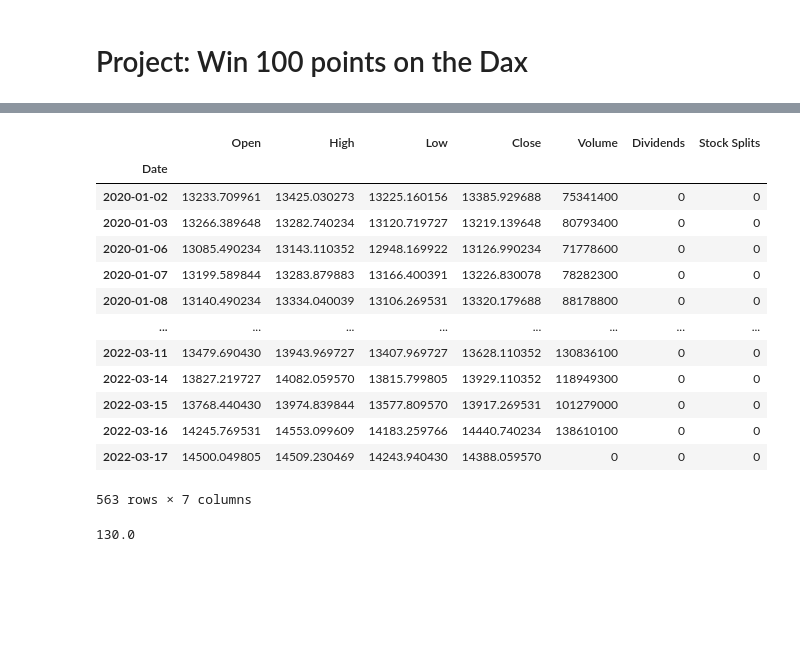
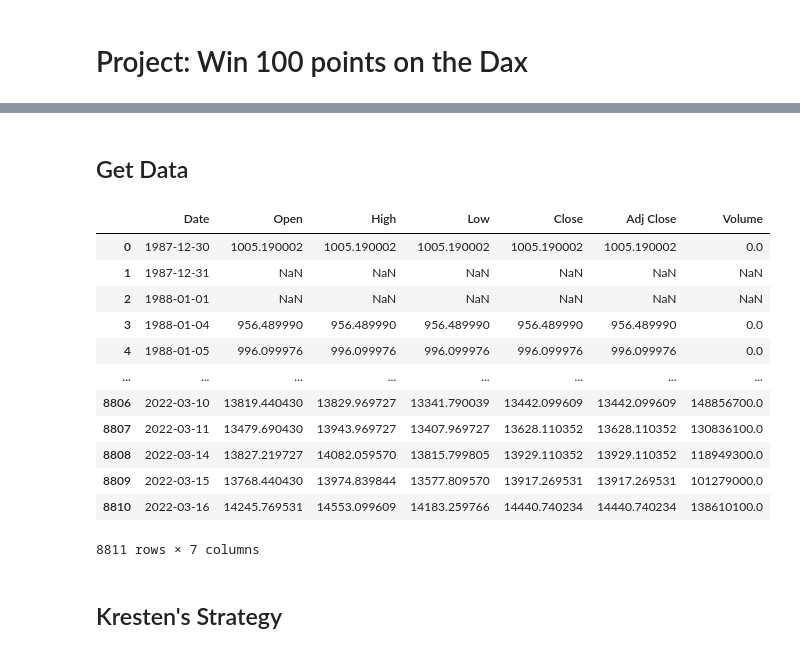
Before and after one commit to BBiering/tradeBot, a Jupyter notebook: DAX/develop.ipynb, the cells around one changed output, grey strips where cells are left out. Cells and saved outputs as stored; diff of their text form; code cells hidden in the pictures; blank space fills up the shorter version.

```diff
--- a/DAX/develop.ipynb
+++ b/DAX/develop.ipynb
@@ -19,18 +16,28 @@ df_dax = hist.loc[hist.index >= '2020-01-01']
-# %%
-df_dax
-# %% [output]
-|  | Open | High | Low | Close | Volume | Dividends | Stock Splits |
-| Date |  |  |  |  |  |  |  |
-| 2020-01-02 | 13233.709961 | 13425.030273 | 13225.160156 | 13385.929688 | 75341400 | 0 | 0 |
-| 2020-01-03 | 13266.389648 | 13282.740234 | 13120.719727 | 13219.139648 | 80793400 | 0 | 0 |
-| 2020-01-06 | 13085.490234 | 13143.110352 | 12948.169922 | 13126.990234 | 71778600 | 0 | 0 |
-| 2020-01-07 | 13199.589844 | 13283.879883 | 13166.400391 | 13226.830078 | 78282300 | 0 | 0 |
-| 2020-01-08 | 13140.490234 | 13334.040039 | 13106.269531 | 13320.179688 | 88178800 | 0 | 0 |
-| ... | ... | ... | ... | ... | ... | ... | ... |
-| 2022-03-11 | 13479.690430 | 13943.969727 | 13407.969727 | 13628.110352 | 130836100 | 0 | 0 |
-| 2022-03-14 | 13827.219727 | 14082.059570 | 13815.799805 | 13929.110352 | 118949300 | 0 | 0 |
-| 2022-03-15 | 13768.440430 | 13974.839844 | 13577.809570 | 13917.269531 | 101279000 | 0 | 0 |
-| 2022-03-16 | 14245.769531 | 14553.099609 | 14183.259766 | 14440.740234 | 138610100 | 0 | 0 |
-| 2022-03-17 | 14500.049805 | 14509.230469 | 14243.940430 | 14388.059570 | 0 | 0 | 0 |
-563 rows × 7 columns
+# %% [markdown]
+## Get Data
+# %%
+dax_symbol = '^GDAXI'
+
+# Yahoo Finance
+# dax = yf.Ticker(dax_symbol)
+# dax_data = dax.history(period="max")
+
+# Flat CSV file
+dax_data = pd.read_csv(filepath_or_buffer=dax_symbol+'.csv')
+# %%
+dax_data
+# %% [output]
+|  | Date | Open | High | Low | Close | Adj Close | Volume |
+| 0 | 1987-12-30 | 1005.190002 | 1005.190002 | 1005.190002 | 1005.190002 | 1005.190002 | 0.0 |
+| 1 | 1987-12-31 | NaN | NaN | NaN | NaN | NaN | NaN |
+| 2 | 1988-01-01 | NaN | NaN | NaN | NaN | NaN | NaN |
+| 3 | 1988-01-04 | 956.489990 | 956.489990 | 956.489990 | 956.489990 | 956.489990 | 0.0 |
+| 4 | 1988-01-05 | 996.099976 | 996.099976 | 996.099976 | 996.099976 | 996.099976 | 0.0 |
+| ... | ... | ... | ... | ... | ... | ... | ... |
+| 8806 | 2022-03-10 | 13819.440430 | 13829.969727 | 13341.790039 | 13442.099609 | 13442.099609 | 148856700.0 |
+| 8807 | 2022-03-11 | 13479.690430 | 13943.969727 | 13407.969727 | 13628.110352 | 13628.110352 | 130836100.0 |
+| 8808 | 2022-03-14 | 13827.219727 | 14082.059570 | 13815.799805 | 13929.110352 | 13929.110352 | 118949300.0 |
+| 8809 | 2022-03-15 | 13768.440430 | 13974.839844 | 13577.809570 | 13917.269531 | 13917.269531 | 101279000.0 |
+| 8810 | 2022-03-16 | 14245.769531 | 14553.099609 | 14183.259766 | 14440.740234 | 14440.740234 | 138610100.0 |
+8811 rows × 7 columns
 # %%
@@ -42,6 +49,4 @@ fig = go.Figure(data=[go.Candlestick(x=df_dax.index,
 
 fig.show()
-# %%
-13000*0.01
-# %% [output]
-130.0
+# %% [markdown]
+## Kresten's Strategy
```
Also changed, not shown: parts of 29 cells of this notebook, 4 other files.
